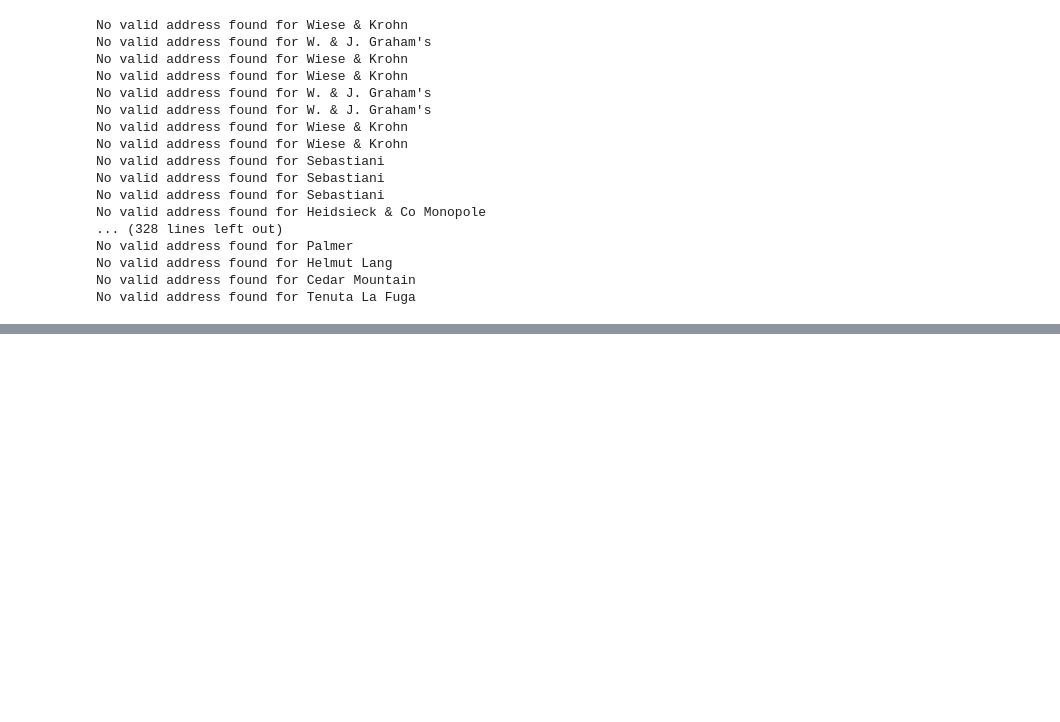
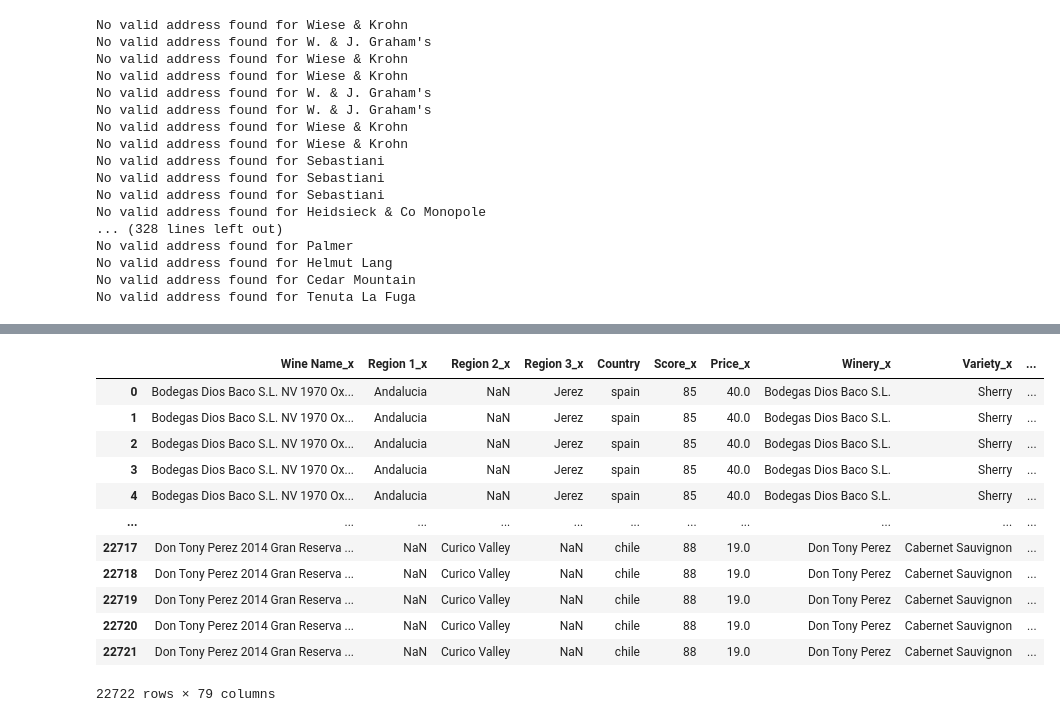
Before and after one commit to georgejieh/predicting_grape_suitability_based_on_climate_and_precipitation, a Jupyter notebook: exploratory_data_analysis_public.ipynb, the cells around one changed output, grey strips where cells are left out. Saved outputs shown, nothing was run; the diff lists cells and outputs as text; code cells hidden in the pictures; blank space fills up the shorter version.

Commit message:
further refine API script. Combine downloaded wine data with downloaded weather data and clean dataframe.

```diff
--- a/exploratory_data_analysis_public.ipynb
+++ b/exploratory_data_analysis_public.ipynb
@@ -990,0 +1041,7 @@ No valid address found for Tenuta La Fuga
+# %%
+# Load Data
+filtered_wine_data = pd.read_csv(r'data\clean\filtered_wine_data.csv')
+downloaded_weather_data = pd.read_csv('data\clean\merged_weather.csv')
+
+# Sanity Check
+filtered_wine_data.head(10)
@@ -990,0 +1075,54 @@ No valid address found for Tenuta La Fuga
+# %%
+# Ensure the data types are consistent for merging
+filtered_wine_data['Vintage'] = filtered_wine_data['Vintage'].astype(int)
+downloaded_weather_data['Year'] = downloaded_weather_data['Year'].astype(int)
+
+# Ensure country names are consistent
+filtered_wine_data['Country'] = filtered_wine_data['Country'].str.strip().str.lower()
+downloaded_weather_data['Country'] = downloaded_weather_data['Country'].str.strip().str.lower()
+
+# Create a function to check region-city matching
+def region_city_match(wine_row, weather_df):
+    for region in ['Region 1', 'Region 2', 'Region 3']:
+        region_value = wine_row[region]
+        if pd.notna(region_value):
+            region_value = region_value.lower()
+            for _, weather_row in weather_df.iterrows():
+                city = weather_row['City'].lower()
+                if region_value in city:
+                    return weather_row
+    return None
+
+# Apply the function and create a temporary DataFrame for merged results
+temp_df = pd.DataFrame()
+for _, wine_row in filtered_wine_data.iterrows():
+    matching_weather_row = region_city_match(wine_row, downloaded_weather_data)
+    if matching_weather_row is not None:
+        combined_row = {**wine_row, **matching_weather_row}
+        temp_df = pd.concat([temp_df, pd.DataFrame([combined_row])], ignore_index=True)
+
+# Merge the dataframes on 'Country' and 'Vintage/Year'
+merged_df = pd.merge(filtered_wine_data, temp_df, left_on=['Country', 'Vintage'], right_on=['Country', 'Year'], how='inner')
+
+# Drop unnecessary columns
+merged_df.drop(['Station ID', 'City', 'Year'], axis=1, inplace=True)
+
+# Save the merged dataframe
+merged_df.to_csv('data\intermediate\merged_data.csv', index=False)
+
+# Check Results
+merged_df
+# %% [output]
+|  | Wine Name_x | Region 1_x | Region 2_x | Region 3_x | Country | Score_x | Price_x | Winery_x | Variety_x | ... |
+| 0 | Bodegas Dios Baco S.L. NV 1970 Ox... | Andalucia | NaN | Jerez | spain | 85 | 40.0 | Bodegas Dios Baco S.L. | Sherry | ... |
+| 1 | Bodegas Dios Baco S.L. NV 1970 Ox... | Andalucia | NaN | Jerez | spain | 85 | 40.0 | Bodegas Dios Baco S.L. | Sherry | ... |
+| 2 | Bodegas Dios Baco S.L. NV 1970 Ox... | Andalucia | NaN | Jerez | spain | 85 | 40.0 | Bodegas Dios Baco S.L. | Sherry | ... |
+| 3 | Bodegas Dios Baco S.L. NV 1970 Ox... | Andalucia | NaN | Jerez | spain | 85 | 40.0 | Bodegas Dios Baco S.L. | Sherry | ... |
+| 4 | Bodegas Dios Baco S.L. NV 1970 Ox... | Andalucia | NaN | Jerez | spain | 85 | 40.0 | Bodegas Dios Baco S.L. | Sherry | ... |
+| ... | ... | ... | ... | ... | ... | ... | ... | ... | ... | ... |
+| 22717 | Don Tony Perez 2014 Gran Reserva ... | NaN | Curico Valley | NaN | chile | 88 | 19.0 | Don Tony Perez | Cabernet Sauvignon | ... |
+| 22718 | Don Tony Perez 2014 Gran Reserva ... | NaN | Curico Valley | NaN | chile | 88 | 19.0 | Don Tony Perez | Cabernet Sauvignon | ... |
+| 22719 | Don Tony Perez 2014 Gran Reserva ... | NaN | Curico Valley | NaN | chile | 88 | 19.0 | Don Tony Perez | Cabernet Sauvignon | ... |
+| 22720 | Don Tony Perez 2014 Gran Reserva ... | NaN | Curico Valley | NaN | chile | 88 | 19.0 | Don Tony Perez | Cabernet Sauvignon | ... |
+| 22721 | Don Tony Perez 2014 Gran Reserva ... | NaN | Curico Valley | NaN | chile | 88 | 19.0 | Don Tony Perez | Cabernet Sauvignon | ... |
+22722 rows × 79 columns
```
Also changed, not shown: parts of 14 cells of this notebook, 4 other files.
